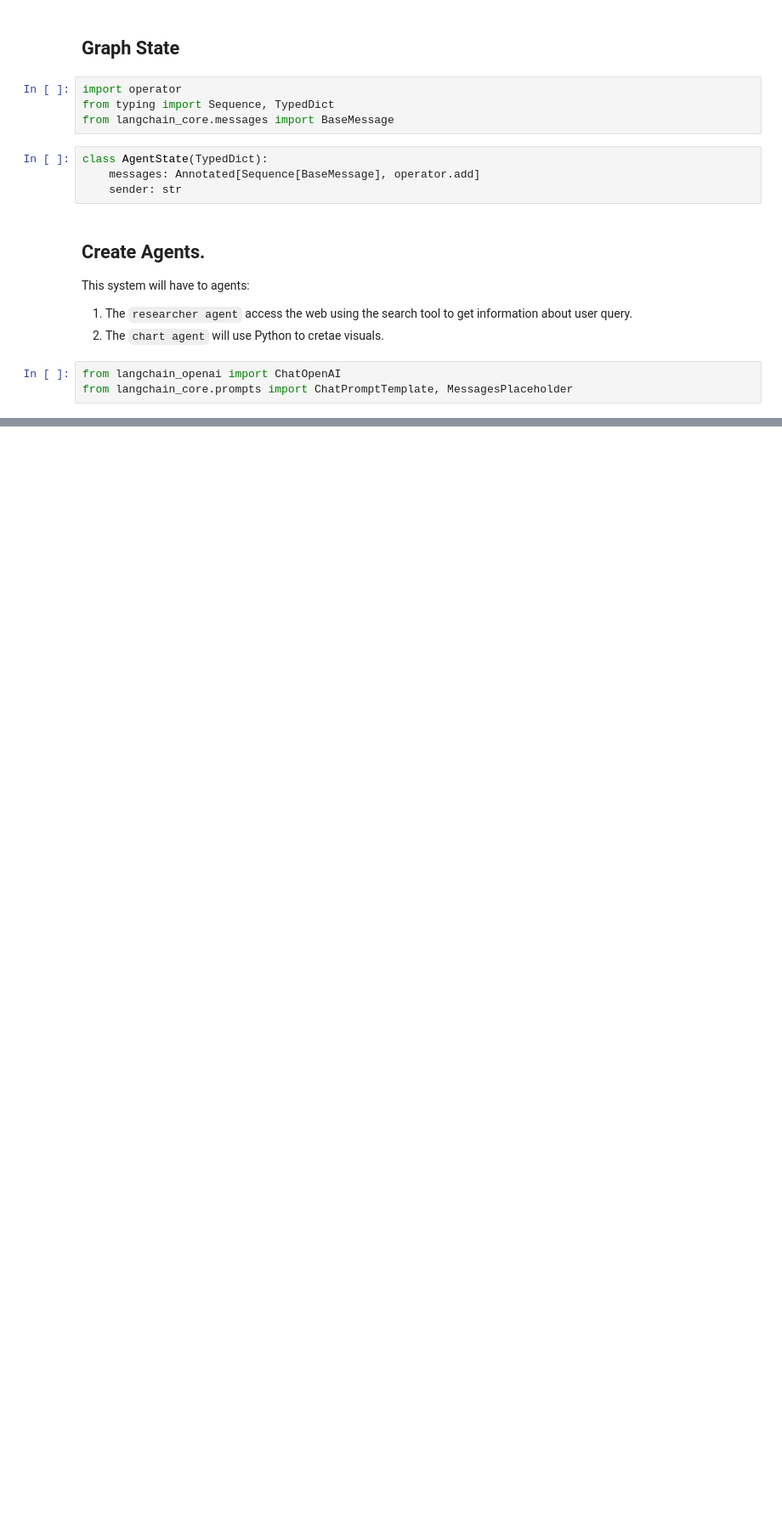
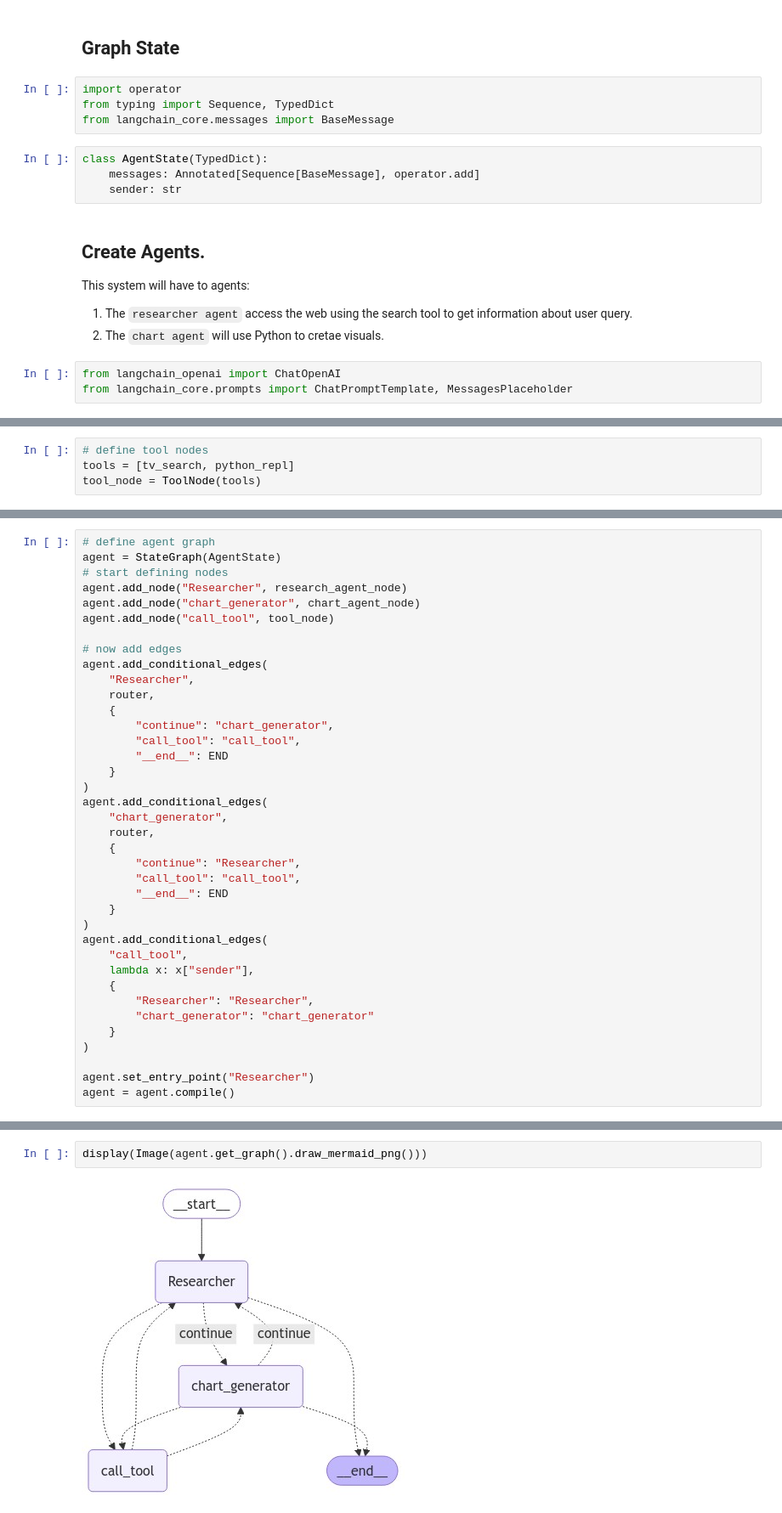
Before and after one commit to jdgallegoq/react-agent, a Jupyter notebook: notebooks/multi_agent_system.ipynb, the cells around one changed output, grey strips where cells are left out. Shown: that part at 85% size. Cells and saved outputs as stored; diff of their text form; blank space fills up the shorter version.

Commit message:
create multi-agent system

```diff
--- a/notebooks/multi_agent_system.ipynb
+++ b/notebooks/multi_agent_system.ipynb
@@ -113,0 +138,4 @@ chart_agent = (chart_prompt | llm.bind_tools(chart_tool))
+# %%
+# define tool nodes
+tools = [tv_search, python_repl]
+tool_node = ToolNode(tools)
@@ -113,0 +161,38 @@ chart_agent = (chart_prompt | llm.bind_tools(chart_tool))
+# %%
+# define agent graph
+agent = StateGraph(AgentState)
+# start defining nodes
+agent.add_node("Researcher", research_agent_node)
+agent.add_node("chart_generator", chart_agent_node)
+agent.add_node("call_tool", tool_node)
+
+# now add edges
+agent.add_conditional_edges(
+    "Researcher",
+    router,
+    {
+        "continue": "chart_generator",
+        "call_tool": "call_tool",
+        "__end__": END
+    }
+)
+agent.add_conditional_edges(
+    "chart_generator",
+    router,
+    {
+        "continue": "Researcher",
+        "call_tool": "call_tool",
+        "__end__": END
+    }
+)
+agent.add_conditional_edges(
+    "call_tool",
+    lambda x: x["sender"],
+    {
+        "Researcher": "Researcher",
+        "chart_generator": "chart_generator"
+    }
+)
+
+agent.set_entry_point("Researcher")
+agent = agent.compile()
@@ -113,0 +201,4 @@ chart_agent = (chart_prompt | llm.bind_tools(chart_tool))
+# %%
+display(Image(agent.get_graph().draw_mermaid_png()))
+# %% [output]
+[figure, added]
```
Also changed, not shown: parts of 13 cells of this notebook.
